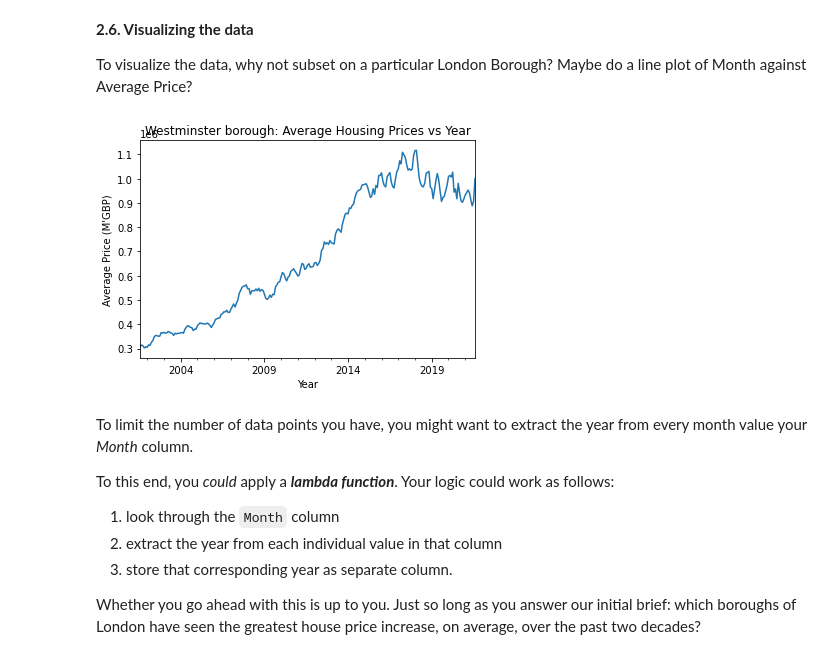
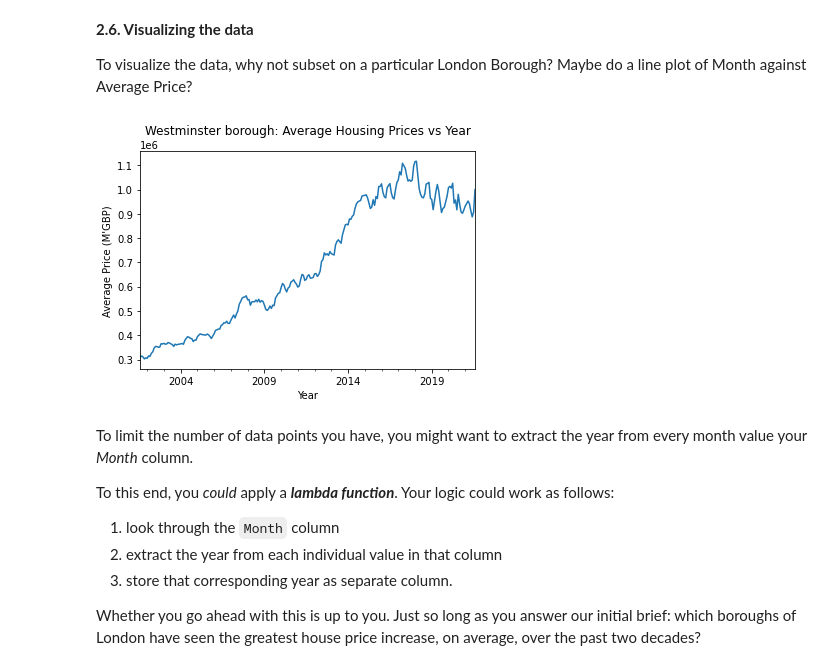
Before and after one commit to andrewyewcy/Springboard, a Jupyter notebook: Unit 4 Challenge - Tier 3.ipynb, the cells around one changed output. Cells and saved outputs as stored; diff of their text form; code cells hidden in the pictures.

```diff
--- a/Unit 4 Challenge - Tier 3.ipynb
+++ b/Unit 4 Challenge - Tier 3.ipynb
@@ -228,10 +237,11 @@ To visualize the data, why not subset on a particular London Borough? Maybe do a
 # %%
 # selecting the borough of Westminster
 
-Westminster_plot = prop_clean[prop_clean['borough'] == 'Westminster'].plot(x = 'date',y = "avg_price", xlabel = "Year", ylabel = "Average Price (M'GBP)", title = "Westminster borough: Average Housing Prices vs Year", legend = False)
+Westminster_plot = prop_clean[prop_clean['borough'] == 'Westminster'].plot(x = 'date',y = "avg_price", xlabel = "Year", ylabel = "Average Price (M'GBP)", legend = False)
+plt.title("Westminster borough: Average Housing Prices vs Year" , y =1.05)
 plt.show()
 # %% [output]
-[figure, old version]
+[figure, new version]
 # %% [markdown]
 To limit the number of data points you have, you might want to extract the year from every month value your *Month* column.
 
```
Also changed, not shown: parts of 12 cells of this notebook.
